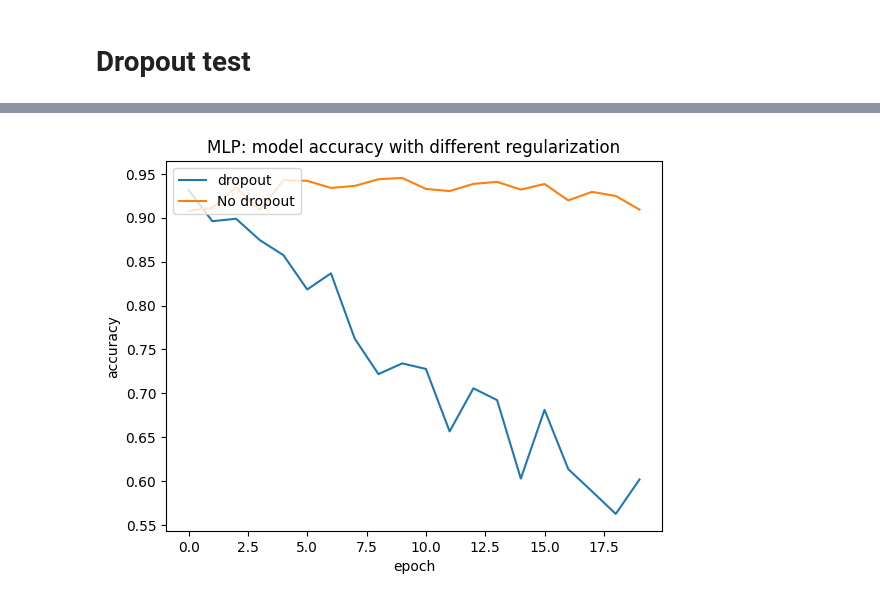
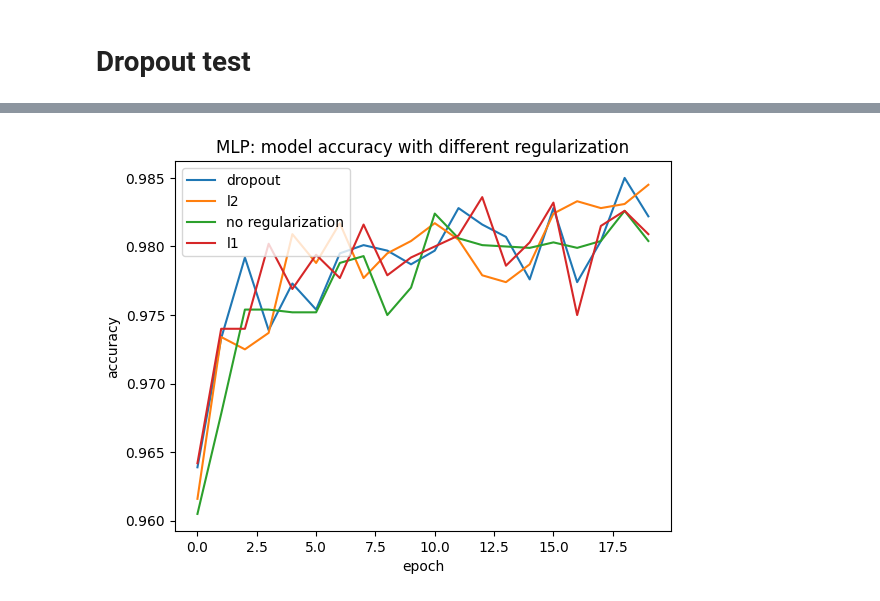
Before and after one commit to XiaoWang0317/SomeAwesomeCode, a Jupyter notebook: data_mining_pre/pre_mlp.ipynb, the cells around one changed output, grey strips where cells are left out. Cells and saved outputs as stored; diff of their text form; code cells hidden in the pictures.

```diff
--- a/data_mining_pre/pre_mlp.ipynb
+++ b/data_mining_pre/pre_mlp.ipynb
@@ -152,11 +142,11 @@ dict_keys(['loss', 'accuracy', 'val_loss', 'val_accuracy'])
 # %%
 model_dense_2 = tf.keras.Sequential([
     tf.keras.layers.Flatten(input_shape=(28, 28)),
-    tf.keras.layers.Dense(1024, activation='relu', kernel_regularizer =tf.keras.regularizers.l2(0.01)),
-    tf.keras.layers.Dense(512, activation='relu', kernel_regularizer =tf.keras.regularizers.l2(0.01)),
-    tf.keras.layers.Dense(256, activation='relu', kernel_regularizer =tf.keras.regularizers.l2(0.01)),
-    tf.keras.layers.Dense(128, activation='relu', kernel_regularizer =tf.keras.regularizers.l2(0.01)),
-    tf.keras.layers.Dense(64, activation='relu', kernel_regularizer =tf.keras.regularizers.l2(0.01)),
+    tf.keras.layers.Dense(1024, activation='relu'),
+    tf.keras.layers.Dense(512, activation='relu'),
+    tf.keras.layers.Dense(256, activation='relu'),
+    tf.keras.layers.Dense(128, activation='relu'),
+    tf.keras.layers.Dense(64, activation='relu'),
     tf.keras.layers.Dense(32, activation='relu', kernel_regularizer =tf.keras.regularizers.l2(0.01)),
     tf.keras.layers.Dense(10, activation='softmax')
 ])
@@ -210,12 +200,12 @@ plt.show()
 # %%
 model_dense_2_drop = tf.keras.Sequential([
     tf.keras.layers.Flatten(input_shape=(28, 28)),
-    tf.keras.layers.Dense(1024, activation='relu', kernel_regularizer =tf.keras.regularizers.l2(0.01)),
-    tf.keras.layers.Dense(512, activation='relu', kernel_regularizer =tf.keras.regularizers.l2(0.01)),
-    tf.keras.layers.Dense(256, activation='relu', kernel_regularizer =tf.keras.regularizers.l2(0.01)),
-    tf.keras.layers.Dense(128, activation='relu', kernel_regularizer =tf.keras.regularizers.l2(0.01)),
-    tf.keras.layers.Dense(64, activation='relu', kernel_regularizer =tf.keras.regularizers.l2(0.01)),
-    tf.keras.layers.Dense(32, activation='relu', kernel_regularizer =tf.keras.regularizers.l2(0.01)),
+    tf.keras.layers.Dense(1024, activation='relu'),
+    tf.keras.layers.Dense(512, activation='relu'),
+    tf.keras.layers.Dense(256, activation='relu'),
+    tf.keras.layers.Dense(128, activation='relu'),
+    tf.keras.layers.Dense(64, activation='relu'),
+    tf.keras.layers.Dense(32, activation='relu'),
     tf.keras.layers.Dropout(0.1,noise_shape=None,seed=None),
     tf.keras.layers.Dense(10, activation='softmax')
 ])
@@ -249,11 +239,13 @@ Epoch 20/20
 # %%
 import matplotlib.pyplot as plt
 plt.plot(history_dense_2_drop.history['val_accuracy'])
 plt.plot(history_dense_2.history['val_accuracy'])
+plt.plot(history_dense_0.history['val_accuracy'])
+plt.plot(history_dense_1.history['val_accuracy'])
 plt.title('MLP: model accuracy with different regularization')
 plt.ylabel('accuracy')
 plt.xlabel('epoch')
-plt.legend(['dropout', 'No dropout'], loc='upper left')
+plt.legend(['dropout', 'l2', 'no regularization', 'l1'], loc='upper left')
 plt.show()
 # %% [output]
-[figure, old version]
+[figure, new version]
```
Also changed, not shown: parts of 7 cells of this notebook.
